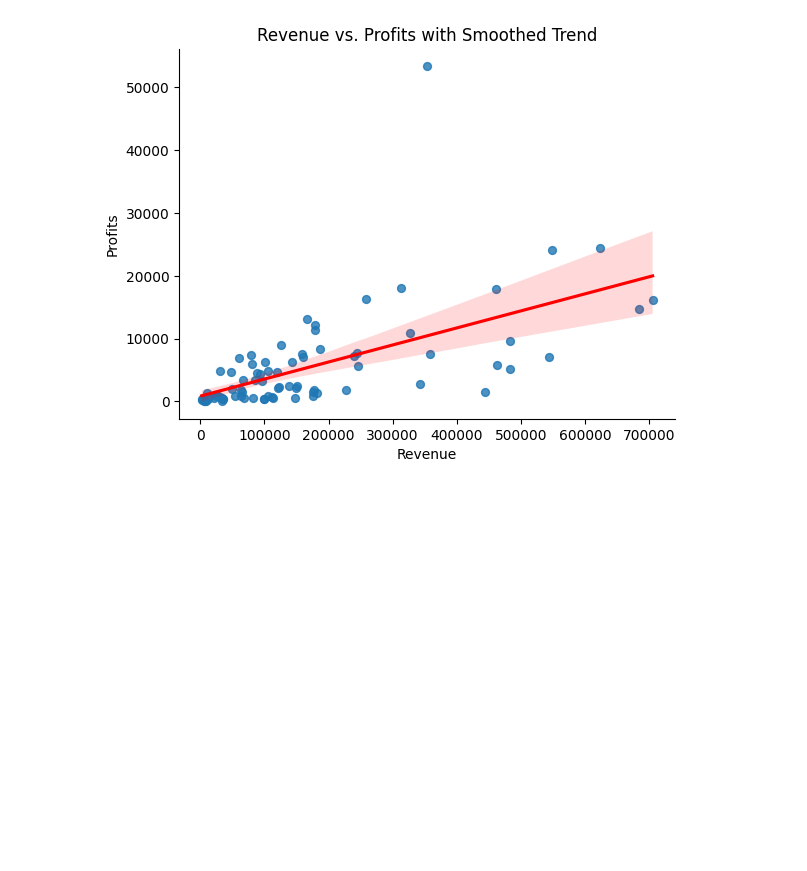
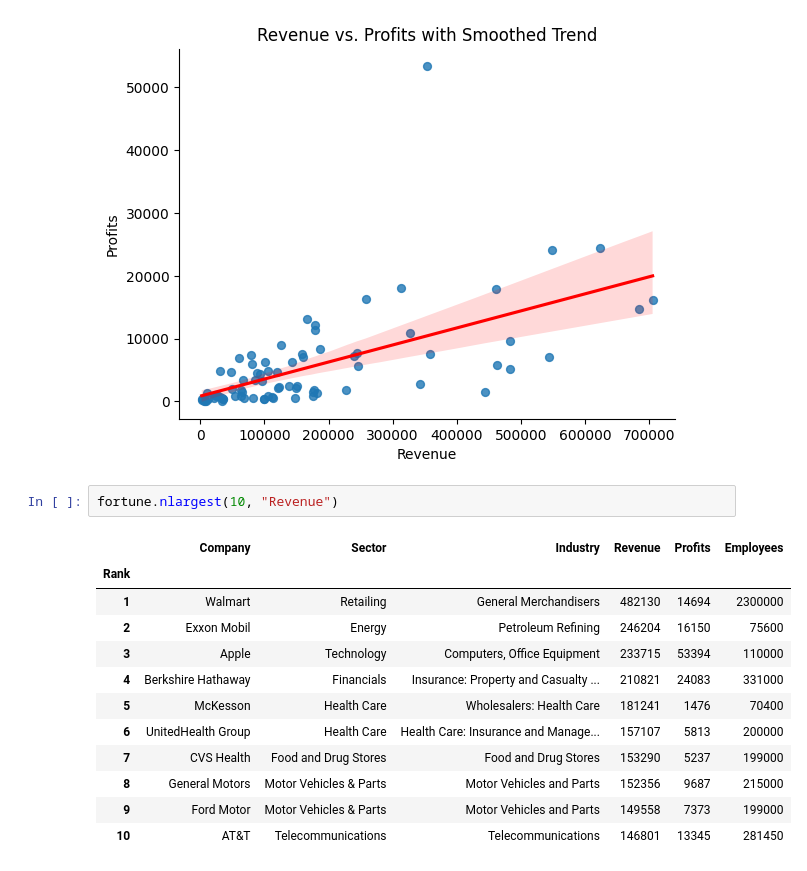
Before and after one commit to Johanhms/Practicas_Python, a Jupyter notebook: Data_Analysis_with_Pandas.ipynb, the cells around one changed output. Cells and saved outputs as stored; diff of their text form; blank space fills up the shorter version.

```diff
--- a/Data_Analysis_with_Pandas.ipynb
+++ b/Data_Analysis_with_Pandas.ipynb
@@ -351,3 +333,18 @@ plt.ylabel('Profits')
 plt.show()
 # %% [output]
 [figure]
+# %%
+fortune.nlargest(10, "Revenue")
+# %% [output]
+|  | Company | Sector | Industry | Revenue | Profits | Employees |
+| Rank |  |  |  |  |  |  |
+| 1 | Walmart | Retailing | General Merchandisers | 482130 | 14694 | 2300000 |
+| 2 | Exxon Mobil | Energy | Petroleum Refining | 246204 | 16150 | 75600 |
+| 3 | Apple | Technology | Computers, Office Equipment | 233715 | 53394 | 110000 |
+| 4 | Berkshire Hathaway | Financials | Insurance: Property and Casualty ... | 210821 | 24083 | 331000 |
+| 5 | McKesson | Health Care | Wholesalers: Health Care | 181241 | 1476 | 70400 |
+| 6 | UnitedHealth Group | Health Care | Health Care: Insurance and Manage... | 157107 | 5813 | 200000 |
+| 7 | CVS Health | Food and Drug Stores | Food and Drug Stores | 153290 | 5237 | 199000 |
+| 8 | General Motors | Motor Vehicles & Parts | Motor Vehicles and Parts | 152356 | 9687 | 215000 |
+| 9 | Ford Motor | Motor Vehicles & Parts | Motor Vehicles and Parts | 149558 | 7373 | 199000 |
+| 10 | AT&T | Telecommunications | Telecommunications | 146801 | 13345 | 281450 |
```
Also changed, not shown: parts of 2 cells of this notebook.
